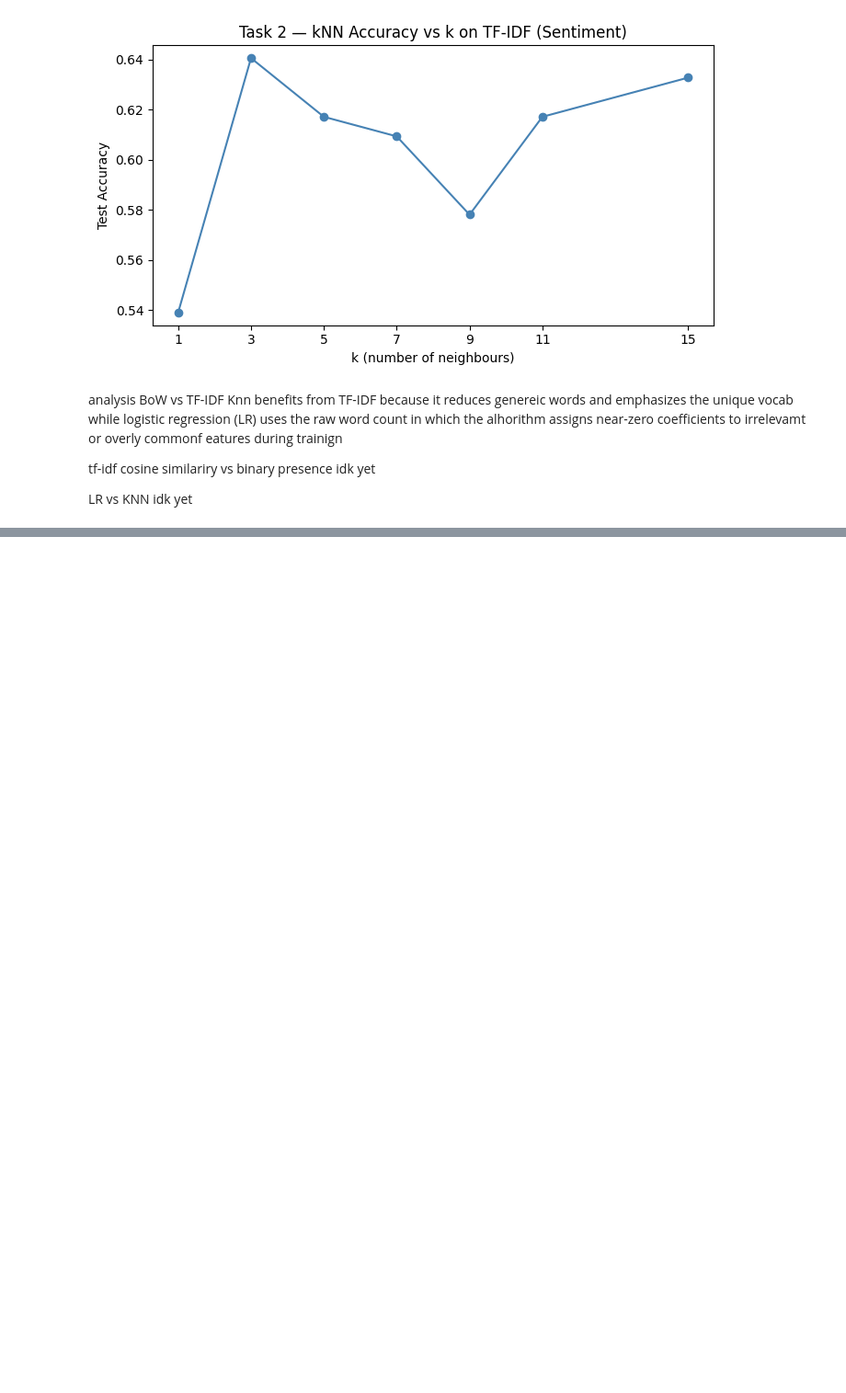
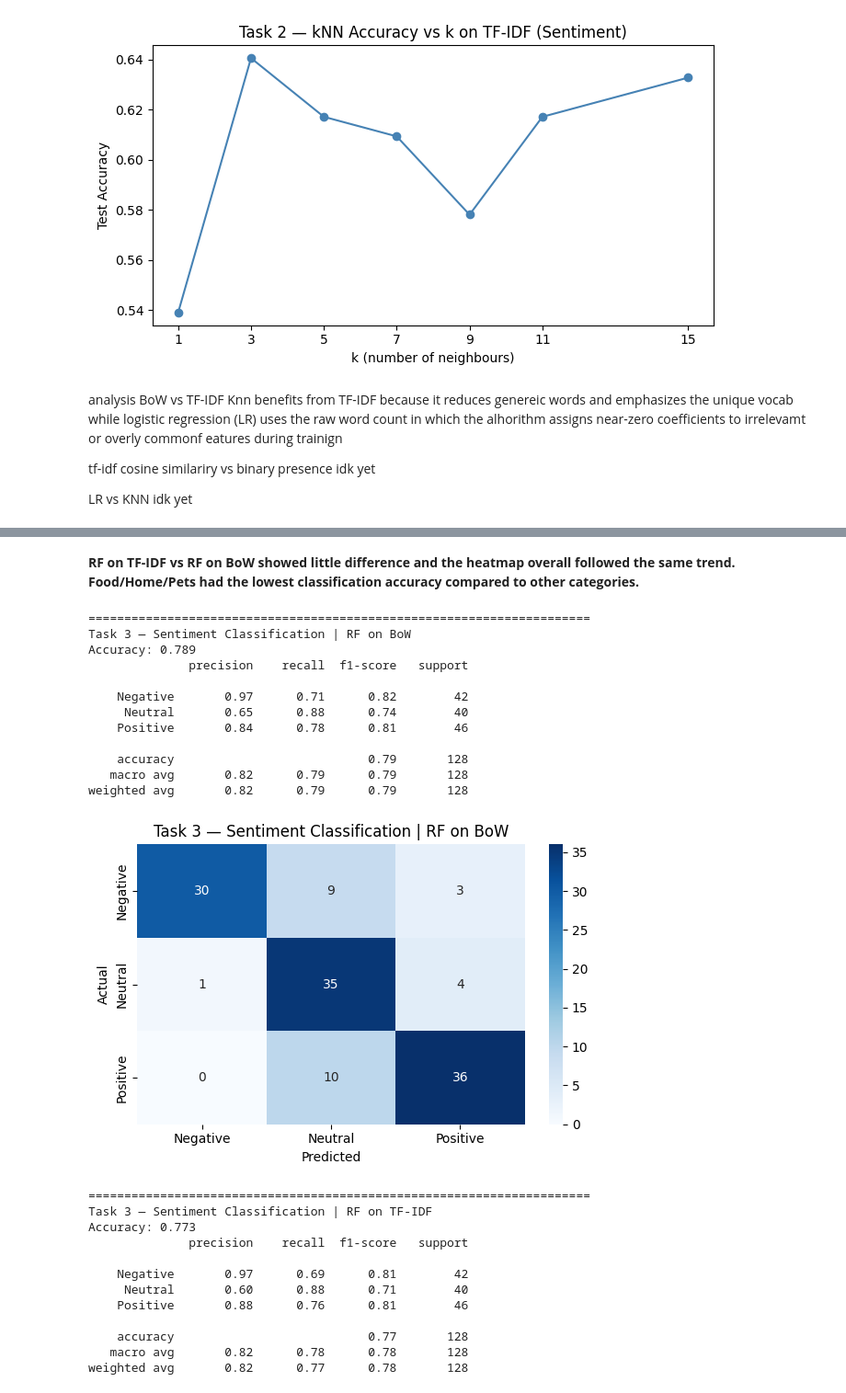
Before and after one commit to avamwilliams/105final, a Jupyter notebook: main.ipynb, the cells around one changed output, grey strips where cells are left out. Shown at 92% size. Saved outputs shown, nothing was run; the diff lists cells and outputs as text; code cells hidden in the pictures; blank space fills up the shorter version.

```diff
--- a/main.ipynb
+++ b/main.ipynb
@@ -413,0 +466,42 @@ idk yet
+# %% [markdown]
+**RF on TF-IDF vs RF on BoW showed little difference and the heatmap overall followed the same trend. Food/Home/Pets had the lowest classification accuracy compared to other categories.**
+# %%
+# RF on BoW — sentiment
+tasks.append(evaluate_classifier(
+    RandomForestClassifier(n_estimators=200, random_state=RANDOM_STATE),
+    X_bow, y_sentiment,
+    "Task 3 — Sentiment Classification | RF on BoW"
+))
+
+# RF on TF-IDF — sentiment
+tasks.append(evaluate_classifier(
+    RandomForestClassifier(n_estimators=200, random_state=RANDOM_STATE),
+    X_tfidf, y_sentiment,
+    "Task 3 — Sentiment Classification | RF on TF-IDF"
+))
+# %% [output]
+======================================================================
+Task 3 — Sentiment Classification | RF on BoW
+Accuracy: 0.789
+              precision    recall  f1-score   support
+
+    Negative       0.97      0.71      0.82        42
+     Neutral       0.65      0.88      0.74        40
+    Positive       0.84      0.78      0.81        46
+
+    accuracy                           0.79       128
+   macro avg       0.82      0.79      0.79       128
+weighted avg       0.82      0.79      0.79       128
+[figure, added]
+======================================================================
+Task 3 — Sentiment Classification | RF on TF-IDF
+Accuracy: 0.773
+              precision    recall  f1-score   support
+
+    Negative       0.97      0.69      0.81        42
+     Neutral       0.60      0.88      0.71        40
+    Positive       0.88      0.76      0.81        46
+
+    accuracy                           0.77       128
+   macro avg       0.82      0.78      0.78       128
+weighted avg       0.82      0.77      0.78       128
```
Also changed, not shown: parts of 8 cells of this notebook, 2 other files.
